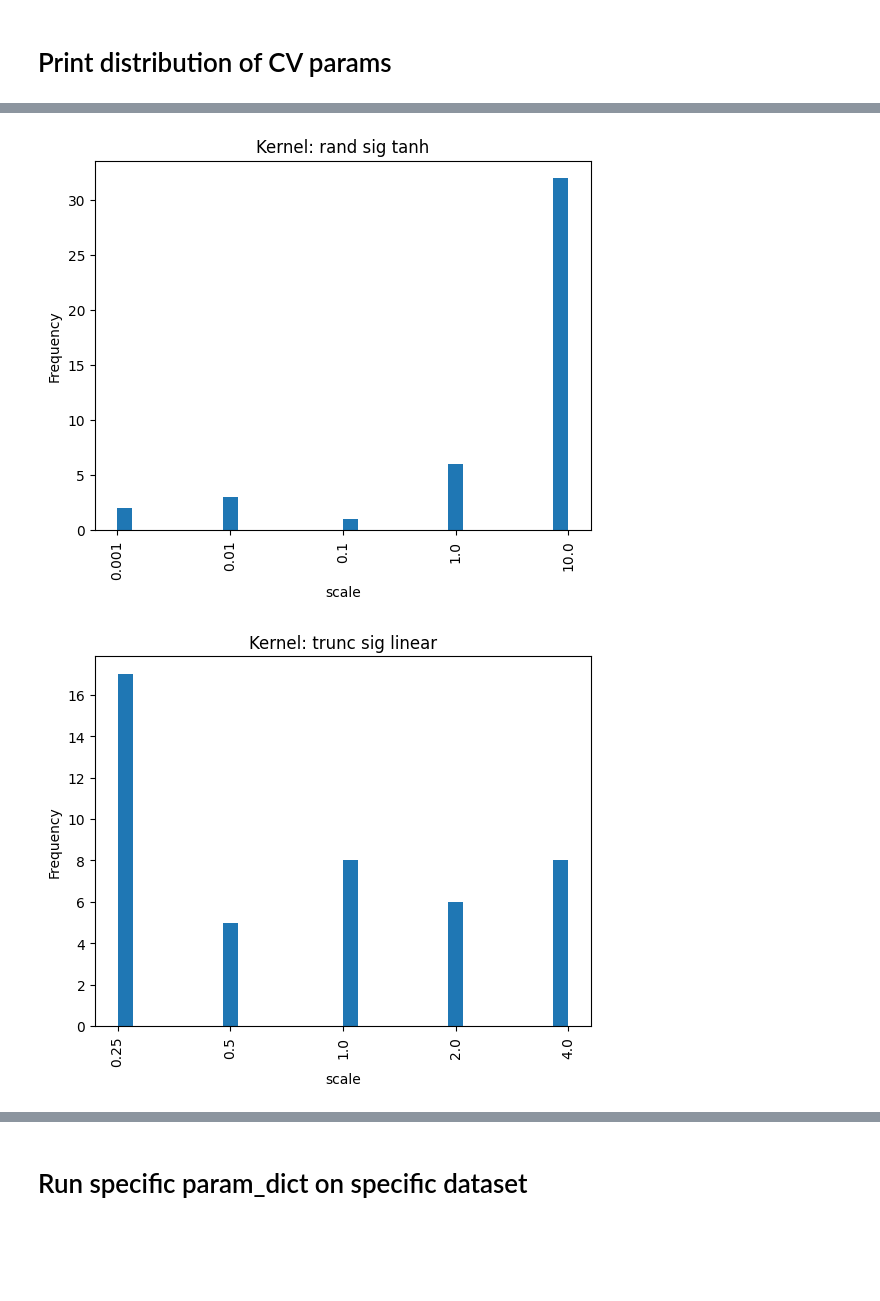
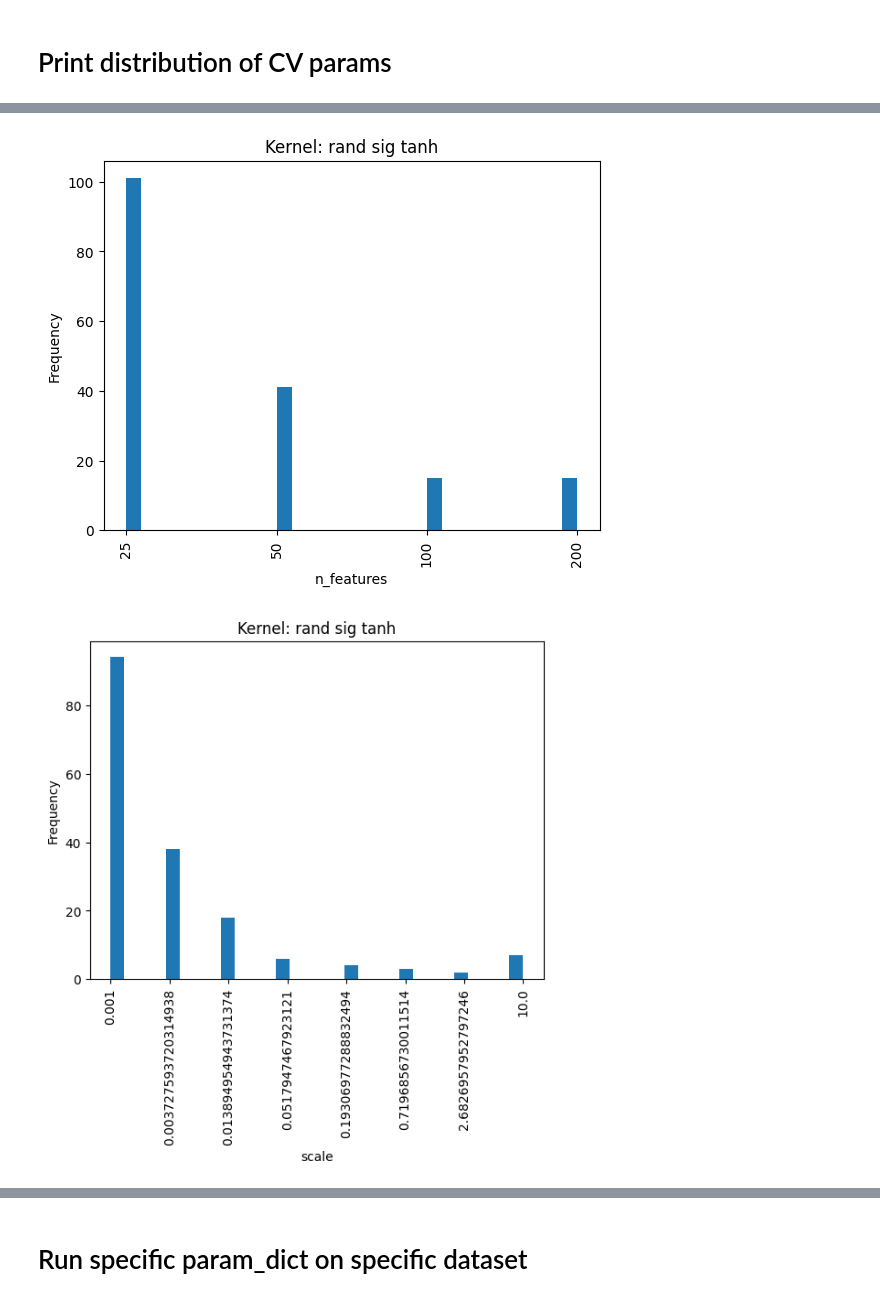
Before and after one commit to nikitazozoulenko/kernel-timeseries-anomaly-detection, a Jupyter notebook: print_results.ipynb, the cells around one changed output, grey strips where cells are left out. Drawn from its saved outputs; the diff is of its cells as text; code cells hidden in the pictures; blank space fills up the shorter version.

```diff
--- a/print_results.ipynb
+++ b/print_results.ipynb
@@ -72,16 +65,20 @@ for dataset_name, cv_res in cv_results.items():
 # Load the cross validation results
 cv_results = join_dicts_from_pickle_paths(
     [
-    "Data/cv_CharacterTrajectories.pkl",
     "Data/cv_Epilepsy.pkl",
     "Data/cv_EthanolConcentration.pkl",
     "Data/cv_FingerMovements.pkl",
     "Data/cv_HandMovementDirection.pkl",
     "Data/cv_Heartbeat.pkl",
-    "Data/cv_LSST.pkl",
+    "Data/cv_LSST_part1.pkl",
+    "Data/cv_LSST_part2.pkl",
+    "Data/cv_LSST_part3.pkl",
     "Data/cv_MotorImagery.pkl",
-    "Data/cv_PEMS-SF.pkl",
-    "Data/cv_PhonemeSpectra.pkl",
+    "Data/cv_PEMS-SF_part1.pkl",
+    "Data/cv_PEMS-SF_part2.pkl",
+    "Data/cv_PhonemeSpectra_part1.pkl",
+    "Data/cv_PhonemeSpectra_part2.pkl",
+    "Data/cv_PhonemeSpectra_part3.pkl",
     "Data/cv_RacketSports.pkl",
     "Data/cv_SelfRegulationSCP1.pkl",
     "Data/cv_SelfRegulationSCP2.pkl",
@@ -263,14 +263,18 @@ plot_cv_params_all_kernels(cv_results, "time")
 # %%
+plot_cv_params_single_kernel(cv_results, "n_features", "rand sig tanh")
 plot_cv_params_single_kernel(cv_results, "scale", "rand sig tanh")
 plot_cv_params_single_kernel(cv_results, "scale", "trunc sig linear")
 plot_cv_params_single_kernel(cv_results, "scale", "trunc sig rbf")
 plot_cv_params_single_kernel(cv_results, "scale", "pde sig rbf")
 plot_cv_params_single_kernel(cv_results, "gak_factor", "gak")
 plot_cv_params_single_kernel(cv_results, "sigma", "flat rbf")
 plot_cv_params_single_kernel(cv_results, "sigma", "trunc sig rbf")
 plot_cv_params_single_kernel(cv_results, "sigma", "integral rbf")
 plot_cv_params_single_kernel(cv_results, "sigma", "pde sig rbf")
 plot_cv_params_single_kernel(cv_results, "order", "trunc sig linear")
+plot_cv_params_single_kernel(cv_results, "order", "trunc sig rbf")
+plot_cv_params_single_kernel(cv_results, "tau", "reservoir")
+plot_cv_params_single_kernel(cv_results, "gamma", "reservoir")
 # %% [output]
-[figure, old version]
+[figure, new version]
-[figure, old version]
+[figure, new version]
```
Also changed, not shown: parts of 9 cells of this notebook, 7 other files.
